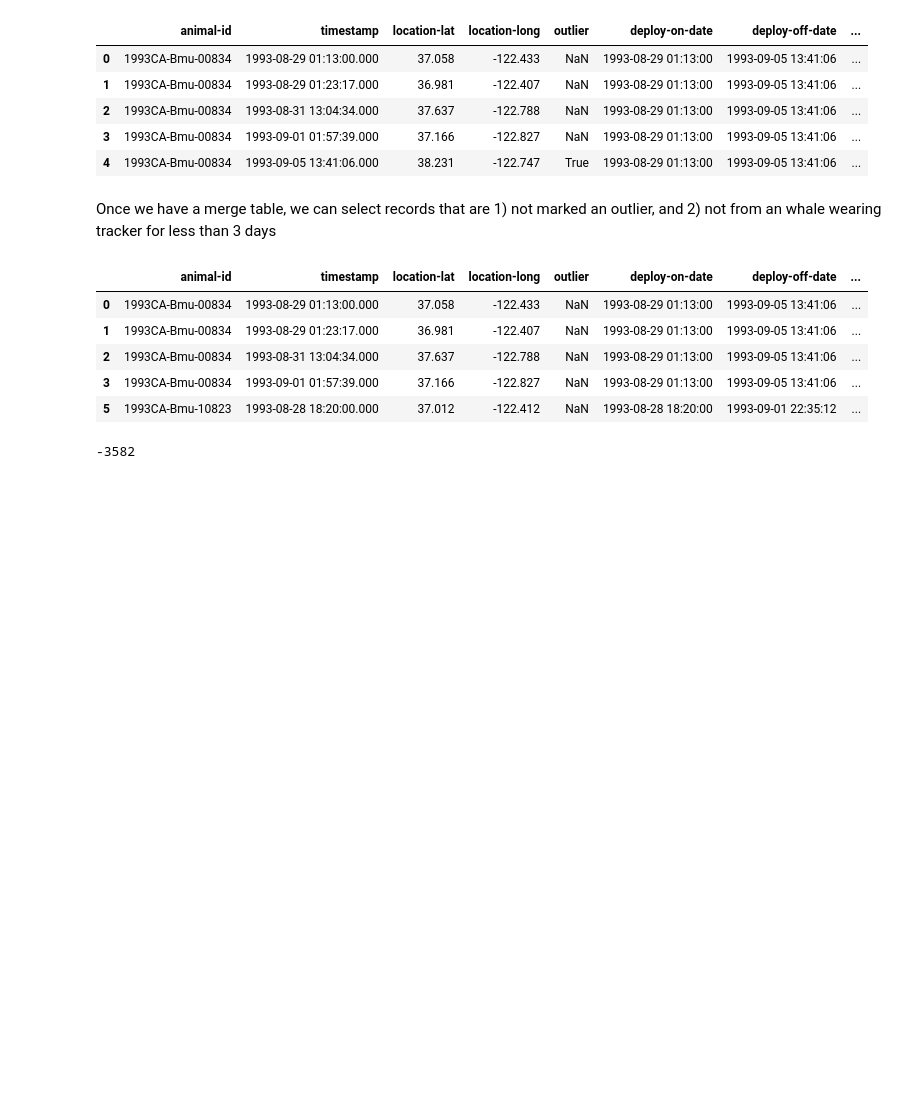
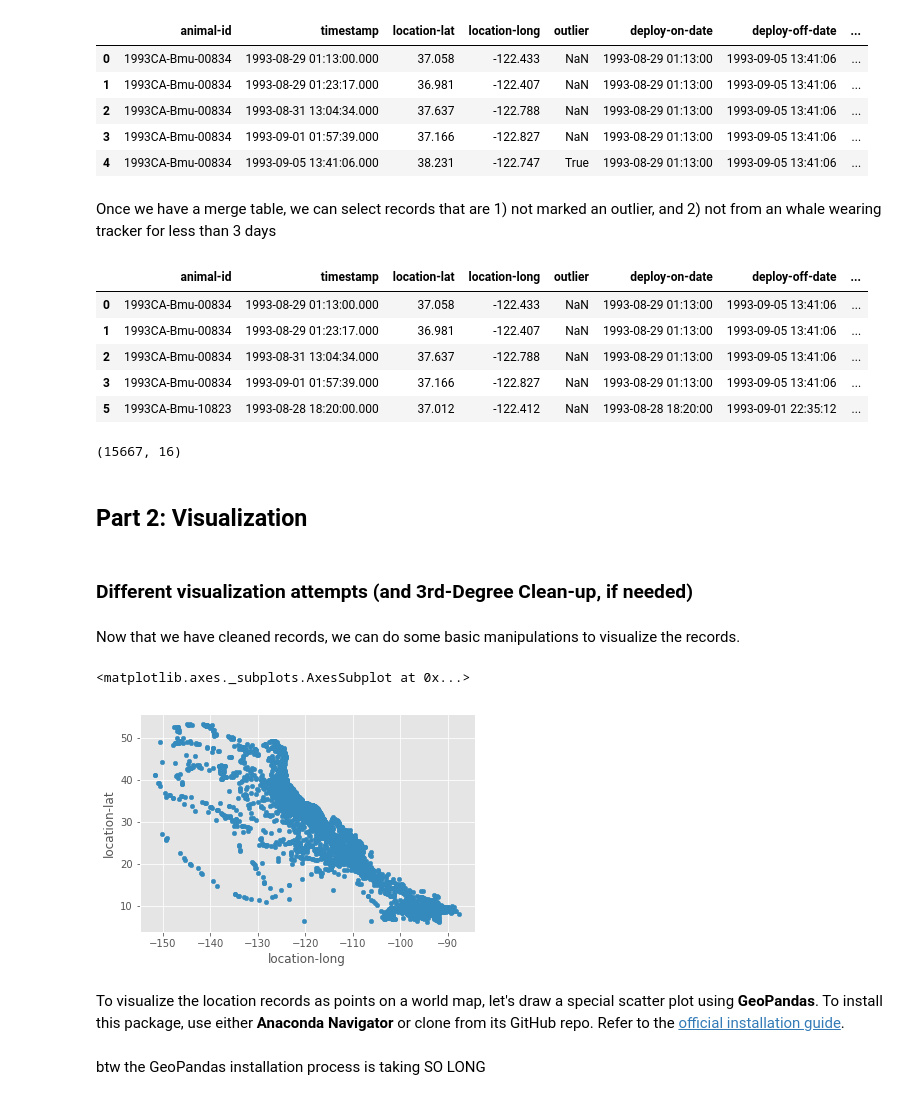
Before and after one commit to gigglypear/movebank_explore, a Jupyter notebook: code/Movebank Data Analysis Attempt.ipynb, the cells around one changed output. Saved outputs shown, nothing was run; the diff lists cells and outputs as text; code cells hidden in the pictures; blank space fills up the shorter version.

Commit message:
add scatter plot, installing geopandas

```diff
--- a/code/Movebank Data Analysis Attempt.ipynb
+++ b/code/Movebank Data Analysis Attempt.ipynb
@@ -284,7 +284,7 @@ whale.head()
 Once we have a merge table, we can select records that are 1) not marked an outlier, and 2) not from an whale wearing tracker for less than 3 days
 # %%
 whale_clean = whale.loc[(whale['outlier'] != True)
-                        & ((whale['monitor-duration']/pd.Timedelta(days=1)) > 72)]
+                        & ((whale['monitor-duration']/pd.Timedelta(days=1)) > 3)]
 whale_clean.head()
 # %% [output]
 |  | animal-id | timestamp | location-lat | location-long | outlier | deploy-on-date | deploy-off-date | ... |
@@ -296,4 +296,21 @@ whale_clean.head()
 # %%
 whale_clean.shape
 # %% [output]
--3582
+(15667, 16)
+# %% [markdown]
+## Part 2: Visualization
+# %% [markdown]
+### Different visualization attempts (and 3rd-Degree Clean-up, if needed)
+# %% [markdown]
+Now that we have cleaned records, we can do some basic manipulations to visualize the records.
+# %%
+whale_clean.plot.scatter(x='location-long', y='location-lat')
+# %% [output]
+<matplotlib.axes._subplots.AxesSubplot at 0x...>
+[figure, added]
+# %% [markdown]
+To visualize the location records as points on a world map, let's draw a special scatter plot using __GeoPandas__. To install this package, use either __Anaconda Navigator__ or clone from its GitHub repo. Refer to the [official installation guide][1].
+
+[1]: http://geopandas.org/install.html
+# %% [markdown]
+btw the GeoPandas installation process is taking SO LONG
```
Also changed, not shown: parts of 3 cells of this notebook.
